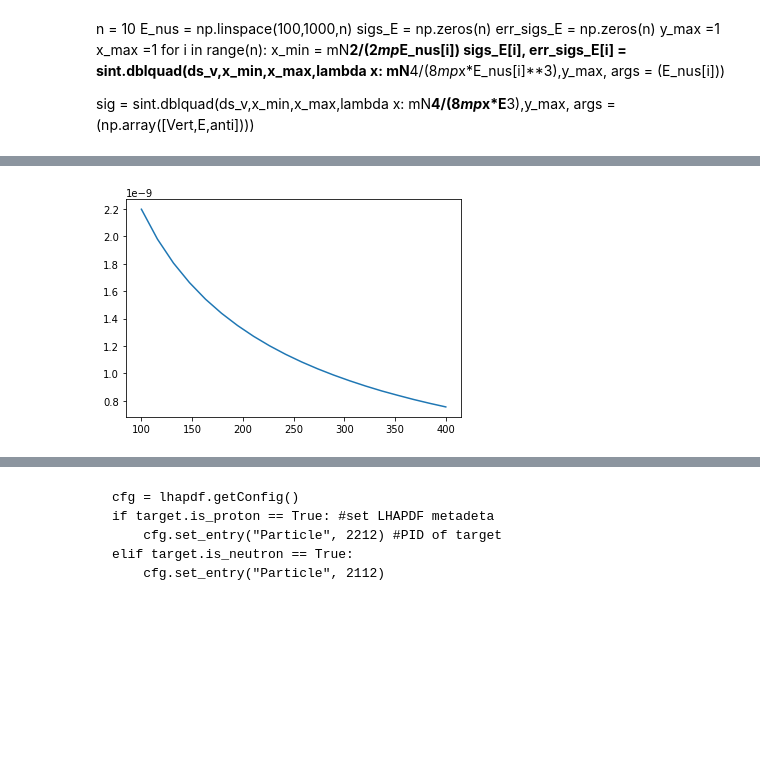
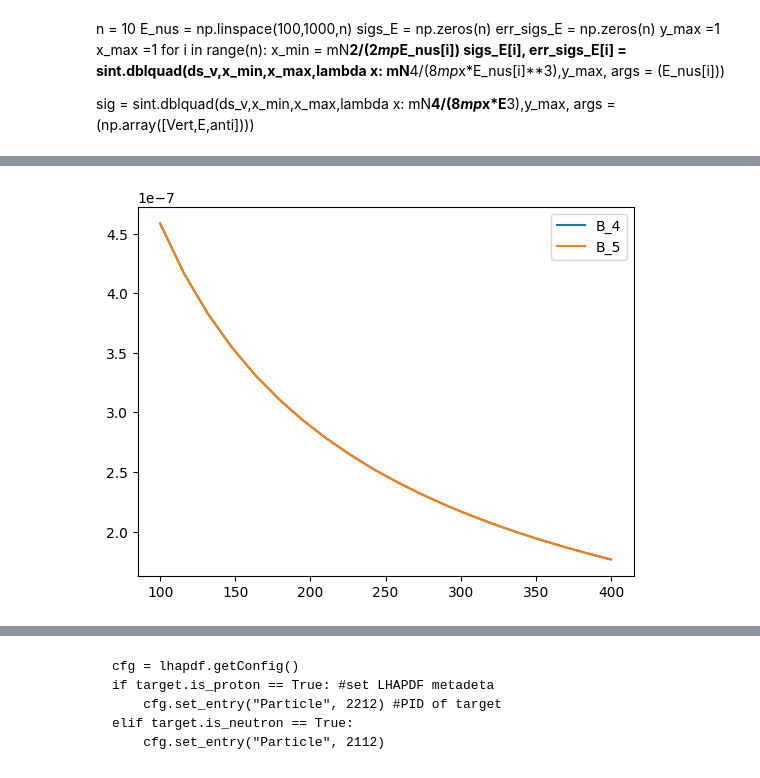
Before and after one commit to mhostert/DarkNews-generator, a Jupyter notebook: examples/__TEST_Rens_DIS.ipynb, the cells around one changed output, grey strips where cells are left out. Drawn from its saved outputs; the diff is of its cells as text; code cells hidden in the pictures; blank space fills up the shorter version.

```diff
--- a/examples/__TEST_Rens_DIS.ipynb
+++ b/examples/__TEST_Rens_DIS.ipynb
@@ -213,7 +233,13 @@ Enu = 100
 #    def target(self):
 #        self.Z= 1.25
 #        self.M = proton.mass
-Vij = process_vector_B.Vij # I thought it was a metric? I think its the V^2 of the vertex
-print(Vij)
+
+print(process_vector_B_4.Vij)
+
+print(process_vector_B_5.Vij)
+
+print(process_vector_A_4.Vij)
+
+print(process_vector_A_5.Vij)
 # %% [output]
 -0.001262659811651264
@@ -220,10 +249,9 @@ print(Vij)
 # %%
-# p = lhapdf.mkPDF("CT18NLO", 0) #allow user to choose +def-CT18? So it doesnt have to load it every int step
-p = lhapdf.mkPDF("CT18NLO", 0,pdfdir=pdf_path) #allow user to choose +def-CT18?
-#print(dn.)
+p = lhapdf.mkPDF("CT18NLO", 0) #allow user to choose +def-CT18? So it doesnt have to load it every int step
+#p = lhapdf.mkPDF("CT18NLO", 0,pdfdir=pdf_path) #allow user to choose +def-CT18?
 #flavs = np.array([-4,-3,-2,-1,1,2,3,4])
-#flavs = tuple([-4,-3,-2,-1,1,2,3,4])
-#F = p.xfxQ2(flavs, 0.1, 1000)
+
+# F = p.xfxQ2(flavs, 0.1, 1000)
 #print(F)
 
 flavs = p.flavors()[1:-2]#d,u,s,c excluding b and gluon for lhapdf
@@ -237,7 +265,6 @@ def DIS(x_bj,y,Enu, process, TheoryModel, scattering_regime = 'DIS', diagrams=["
 
     # masses
     M = target.mass
-    print(M)
     #Z = target.Z atomic nr
     mHNL = process.m_ups
     mzprime = process.mzprime
@@ -259,7 +286,6 @@ def DIS(x_bj,y,Enu, process, TheoryModel, scattering_regime = 'DIS', diagrams=["
     #p = lhapdf.mkPDF("CT18NLO", 0,pdfdir=pdf_path) #allow user to choose +def-CT18?
     #flavs = p.flavors()[1:-2]#d,u,s,c excluding b and gluon
     Q2 = x_bj*y*2*M*Enu
-    print(Q2)
     f_half = 4
     R =0.3
     R_1 = 1/R #ratio for F_L should be calculated instead
@@ -283,10 +309,11 @@ def DIS(x_bj,y,Enu, process, TheoryModel, scattering_regime = 'DIS', diagrams=["
 
 
     def Lmunu_Hmunu_DC_SQR():
-        xf = np.array(p.xfxQ2(flavs, x_bj, Q2)) # when using lhapdf
-        #xf = np.zeros(len(flavs))
-        #for i in range(len(flavs)): #when using parton package
-        #    xf[i] = np.array(p.xfxQ2(flavs[i], x_bj, Q2))
+        #xf = np.array(p.xfxQ2(flavs, x_bj, Q2)) # when using lhapdf
+        xf = np.zeros(len(flavs))
+        for i in range(len(flavs)): #when using parton package
+            xf[i] = np.array(p.xfxQ2(flavs[i], x_bj, Q2))
+        xf[np.isnan(xf)] = 0
         F2_Z2 = np.sum((g_Z2_V**2+g_Z2_A**2) *(xf[f_half:]+xf[:f_half]))
         xF3_Z2 = np.sum((2*g_Z2_V*g_Z2_A )*(xf[f_half:]-xf[:f_half]))
         FL_Z2= (R_1+1)*F2_Z2
@@ -370,0 +383,9 @@ KeyboardInterrupt:
+# %%
+E_nus = np.linspace(100,400,20)
+sigs_B_4 = integrand(E_nus,process_vector_B_4,model_vector_B)
+sigs_C_4 = integrand(E_nus,process_vector_C_4,model_vector_C)
+sigs_A_4 = integrand(E_nus,process_vector_A_4,model_vector_A)
+
+sigs_B_5 = integrand(E_nus,process_vector_B_5,model_vector_B)
+sigs_C_5 = integrand(E_nus,process_vector_C_5,model_vector_C)
+sigs_A_5 = integrand(E_nus,process_vector_A_5,model_vector_A)
@@ -371,5 +408,7 @@ KeyboardInterrupt:
 # %%
-plt.plot(E_nus,sigs*3.89379372*10**(12)/E_nus)
+plt.plot(E_nus,sigs_B_4*3.89379372*10**(12)/E_nus,label='B_4')
+plt.plot(E_nus,sigs_B_5*3.89379372*10**(12)/E_nus, label= 'B_5')
+plt.legend()
 plt.show()
 # %% [output]
-[figure, old version]
+[figure, new version]
```
Also changed, not shown: parts of 10 cells of this notebook.
